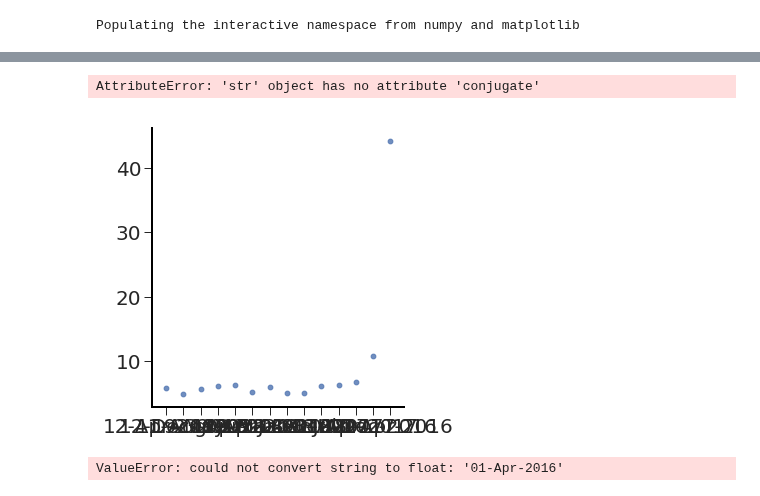
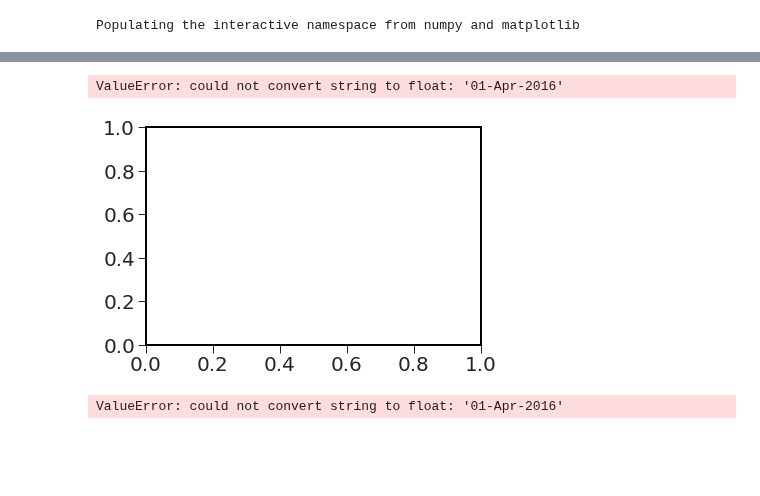
Before and after one commit to saketkc/notebooks, a Jupyter notebook: python/CEA_values.ipynb, the cells around one changed output, grey strips where cells are left out. Drawn from its saved outputs; the diff is of its cells as text; code cells hidden in the pictures; blank space fills up the shorter version.

Commit message:
add glm data

```diff
--- a/python/CEA_values.ipynb
+++ b/python/CEA_values.ipynb
@@ -51,0 +70,3 @@ df_cea = df.loc[df.investigation == 'Serum-CEA']
+# %%
+df_cea['date'] = df['date'].astype(str)
+df_cea['date']
@@ -51,0 +94,3 @@ df_cea = df.loc[df.investigation == 'Serum-CEA']
+# %%
+fmt = '%d-%b-%Y'
+df_cea['datetime'] = df_cea['date'].apply(lambda x: datetime.strptime(x, fmt))
@@ -51,0 +102,3 @@ df_cea = df.loc[df.investigation == 'Serum-CEA']
+# %%
+df_cea['dt'] = df_cea['datetime'].apply(lambda x:pd.to_datetime(x))# + pd.to_timedelta(10, unit='D') * gammas['timepoint']
+df_cea
@@ -52,5 +146,6 @@ df_cea = df.loc[df.investigation == 'Serum-CEA']
 # %%
-sns.lmplot(x='date', y='value', data=df_cea)
+#sns.lmplot(x='date', y='value', data=df_cea)
+sns.tsplot(data=df_cea, time='date', value='value')
 # %% [output]
-AttributeError: 'str' object has no attribute 'conjugate'
+ValueError: could not convert string to float: '01-Apr-2016'
-[figure, old version]
+[figure, new version]
```
Also changed, not shown: parts of 7 cells of this notebook, 2 other files.
